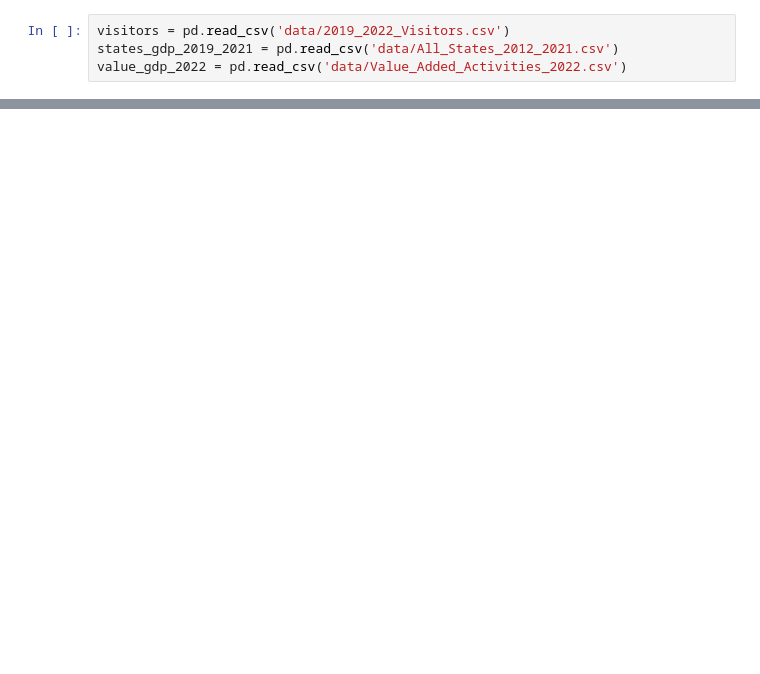
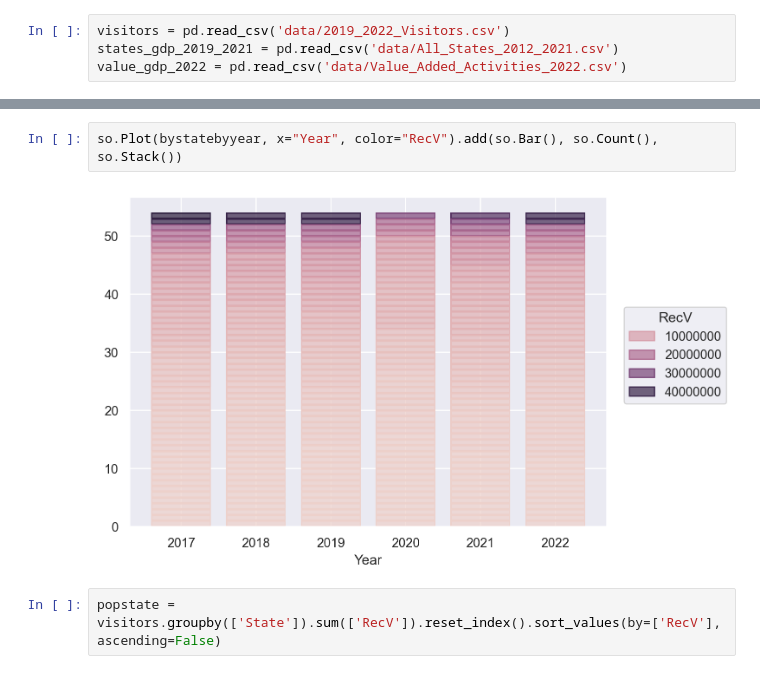
Before and after one commit to ngartley/Outdoor_Rec_Sales, a Jupyter notebook: Capstone_OutdoorRec.ipynb, the cells around one changed output, grey strips where cells are left out. Saved outputs shown, nothing was run; the diff lists cells and outputs as text; blank space fills up the shorter version.

```diff
--- a/Capstone_OutdoorRec.ipynb
+++ b/Capstone_OutdoorRec.ipynb
@@ -51,0 +88,6 @@ sns.lineplot(data=byyear, x="Year", y="Recreation_Visitors")
+# %%
+so.Plot(bystatebyyear, x="Year", color="RecV").add(so.Bar(), so.Count(), so.Stack())
+# %% [output]
+[figure, added]
+# %%
+popstate = visitors.groupby(['State']).sum(['RecV']).reset_index().sort_values(by=['RecV'], ascending=False)
```
Also changed, not shown: parts of 16 cells of this notebook, 4 other files.
